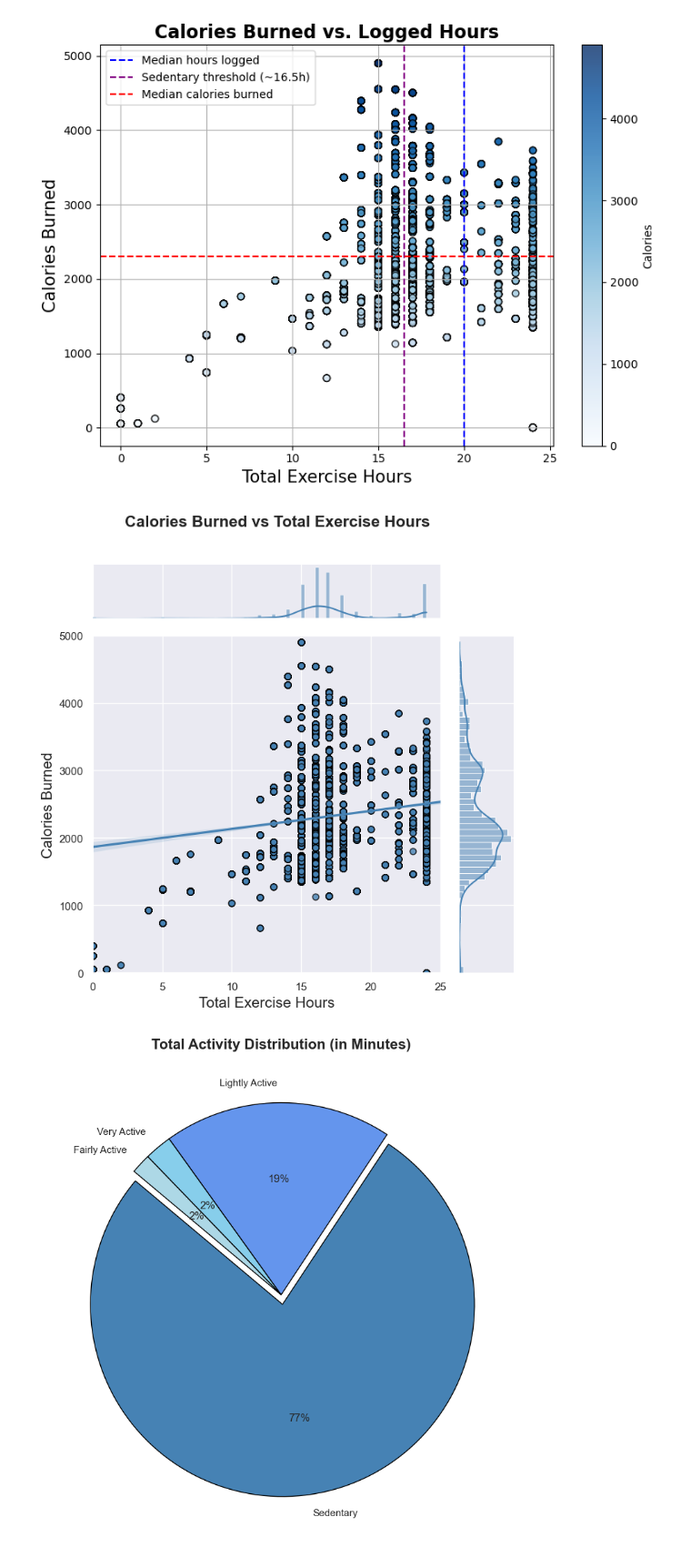
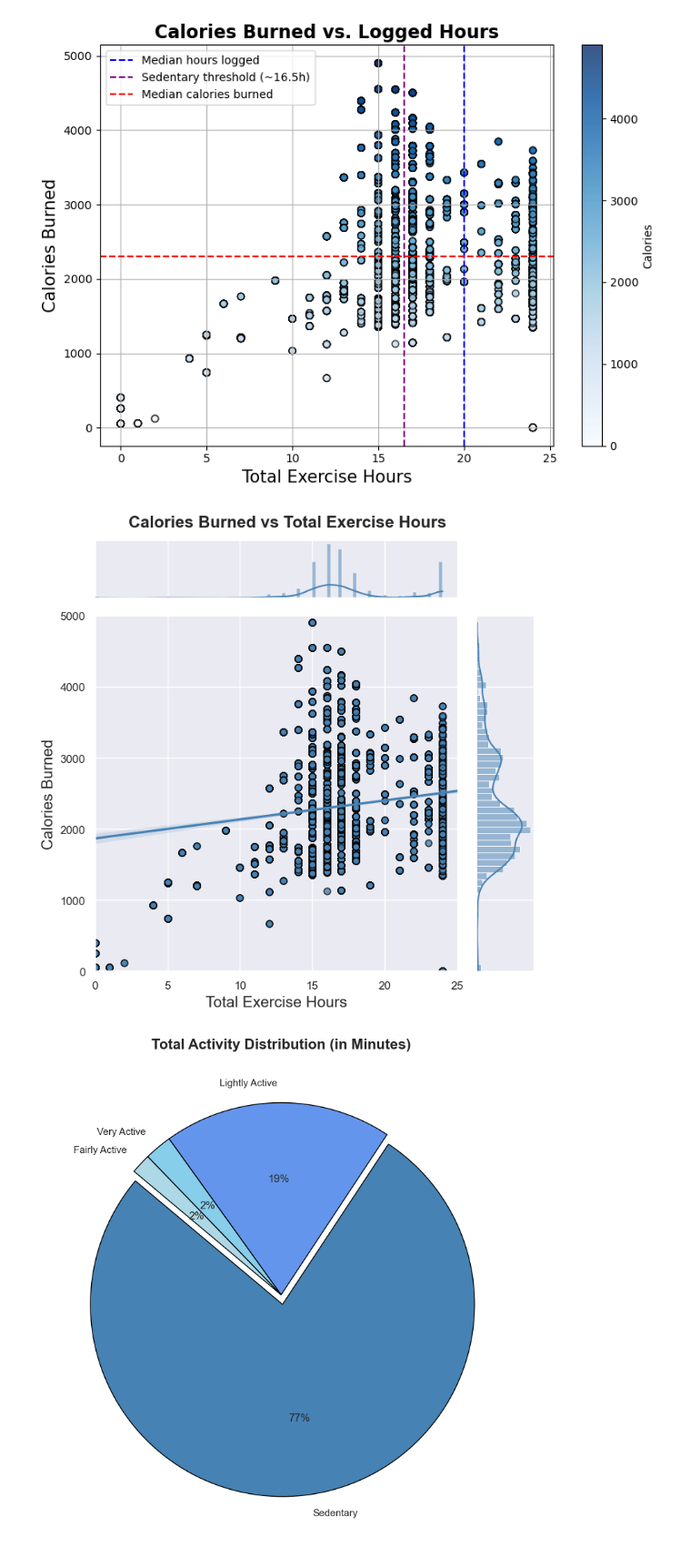
Before and after one commit to SheryllD/Project_SQL_Database, a Jupyter notebook: Data_Wrangling.ipynb, the cells around one changed output. Shown at 91% size. Cells and saved outputs as stored; diff of their text form; code cells hidden in the pictures.

Commit message:
refined the plot

```diff
--- a/Data_Wrangling.ipynb
+++ b/Data_Wrangling.ipynb
@@ -629,37 +629,42 @@ plt.show()
 # %%
 # Set the style
 sns.set_theme(style="darkgrid")
 
 # Clean the data
 fitbit_clean = df.dropna(subset=["total_exercise_hours", "calories"])
 
 # Create the jointplot (regression)
 g = sns.jointplot(
     data=fitbit_clean,
     x="total_exercise_hours",
     y="calories",
     kind="reg",
     truncate=False,
     height=7,
     color="steelblue",
     joint_kws={"scatter_kws": {"edgecolor": "black", "s": 40}}
 )
 
 # Customise axes
 g.ax_joint.set_xlim(0, 25)
 g.ax_joint.set_ylim(0, 5000)
 g.ax_joint.set_xlabel("Total Exercise Hours", fontsize=15)
 g.ax_joint.set_ylabel("Calories Burned", fontsize=15)
 
-# Add a title
-plt.suptitle("Calories Burned vs Total Exercise Hours", fontsize=16, fontweight="bold", y=1.02)
-plt.tight_layout()
+# Add a title to the entire figure
+g.fig.suptitle("Calories Burned vs Total Exercise Hours", fontsize=16, fontweight="bold")
+
+# Adjust spacing so the title
+g.fig.tight_layout()
+g.fig.subplots_adjust(top=0.93)
 
 # Save the plot
-plt.savefig("Data_visuals/Dataset_visuals_Fitbit/Calories_vs_Total_exercise_hours.png", dpi=300)
+g.fig.savefig("Data_visuals/Dataset_visuals_Fitbit/Calories_vs_Total_exercise_hours.png", dpi=300)
+
+# Show the plot
 plt.show()
 # %% [output]
-[figure, old version]
+[figure, new version]
 # %%
 # calculating total of individual minutes column
 # Step 1: Sum minutes across activity levels
```
Also changed, not shown: 1 other file.
